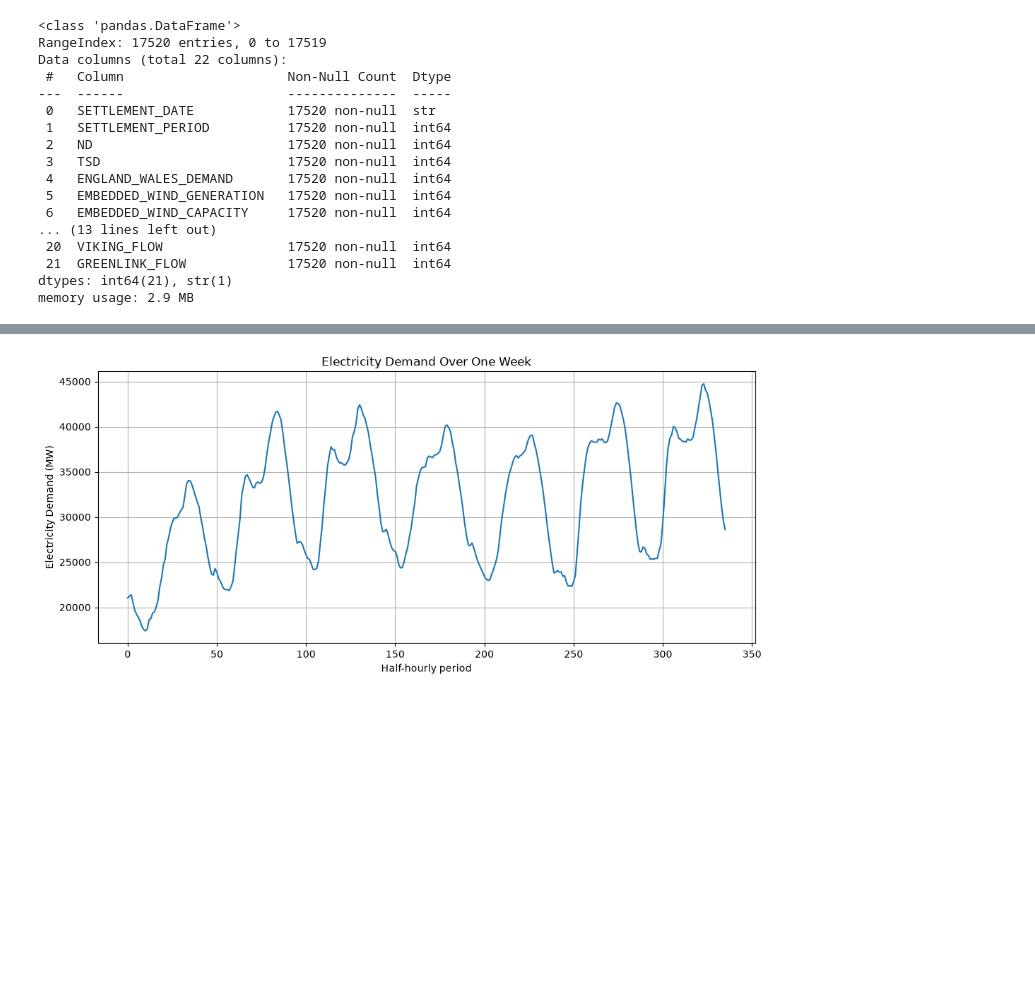
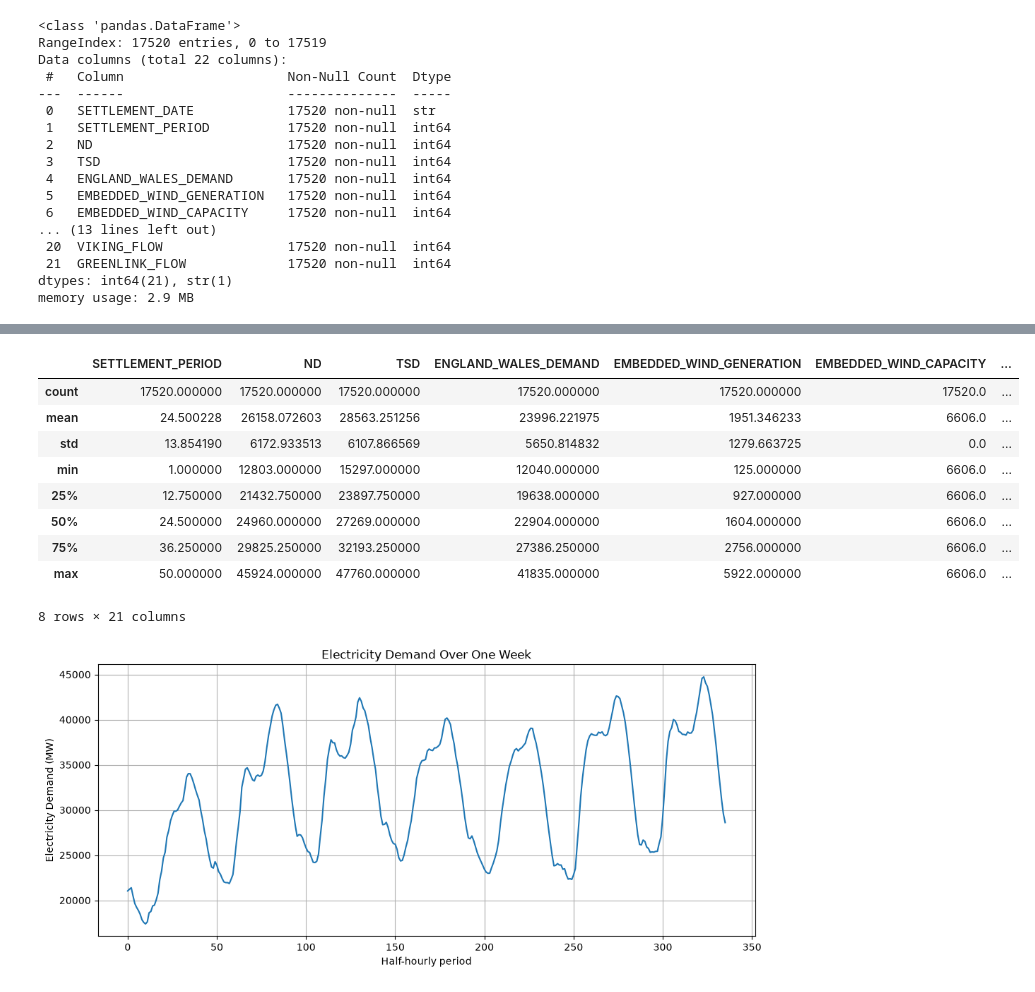
Before and after one commit to godgoku123/energy-forecasting, a Jupyter notebook: 01_data_exploration.ipynb, the cells around one changed output, grey strips where cells are left out. Saved outputs shown, nothing was run; the diff lists cells and outputs as text; code cells hidden in the pictures; blank space fills up the shorter version.

```diff
--- a/01_data_exploration.ipynb
+++ b/01_data_exploration.ipynb
@@ -47,3 +57,16 @@ Index(['SETTLEMENT_DATE', 'SETTLEMENT_PERIOD', 'ND', 'TSD',
+# %%
+df.describe()
+# %% [output]
+|  | SETTLEMENT_PERIOD | ND | TSD | ENGLAND_WALES_DEMAND | EMBEDDED_WIND_GENERATION | EMBEDDED_WIND_CAPACITY | ... |
+| count | 17520.000000 | 17520.000000 | 17520.000000 | 17520.000000 | 17520.000000 | 17520.0 | ... |
+| mean | 24.500228 | 26158.072603 | 28563.251256 | 23996.221975 | 1951.346233 | 6606.0 | ... |
+| std | 13.854190 | 6172.933513 | 6107.866569 | 5650.814832 | 1279.663725 | 0.0 | ... |
+| min | 1.000000 | 12803.000000 | 15297.000000 | 12040.000000 | 125.000000 | 6606.0 | ... |
+| 25% | 12.750000 | 21432.750000 | 23897.750000 | 19638.000000 | 927.000000 | 6606.0 | ... |
+| 50% | 24.500000 | 24960.000000 | 27269.000000 | 22904.000000 | 1604.000000 | 6606.0 | ... |
+| 75% | 36.250000 | 29825.250000 | 32193.250000 | 27386.250000 | 2756.000000 | 6606.0 | ... |
+| max | 50.000000 | 45924.000000 | 47760.000000 | 41835.000000 | 5922.000000 | 6606.0 | ... |
+8 rows × 21 columns
 # %%
 # Select the first 336 half-hourly observations
 week = df["ND"].iloc[:336]
```
Also changed, not shown: parts of 11 cells of this notebook.
